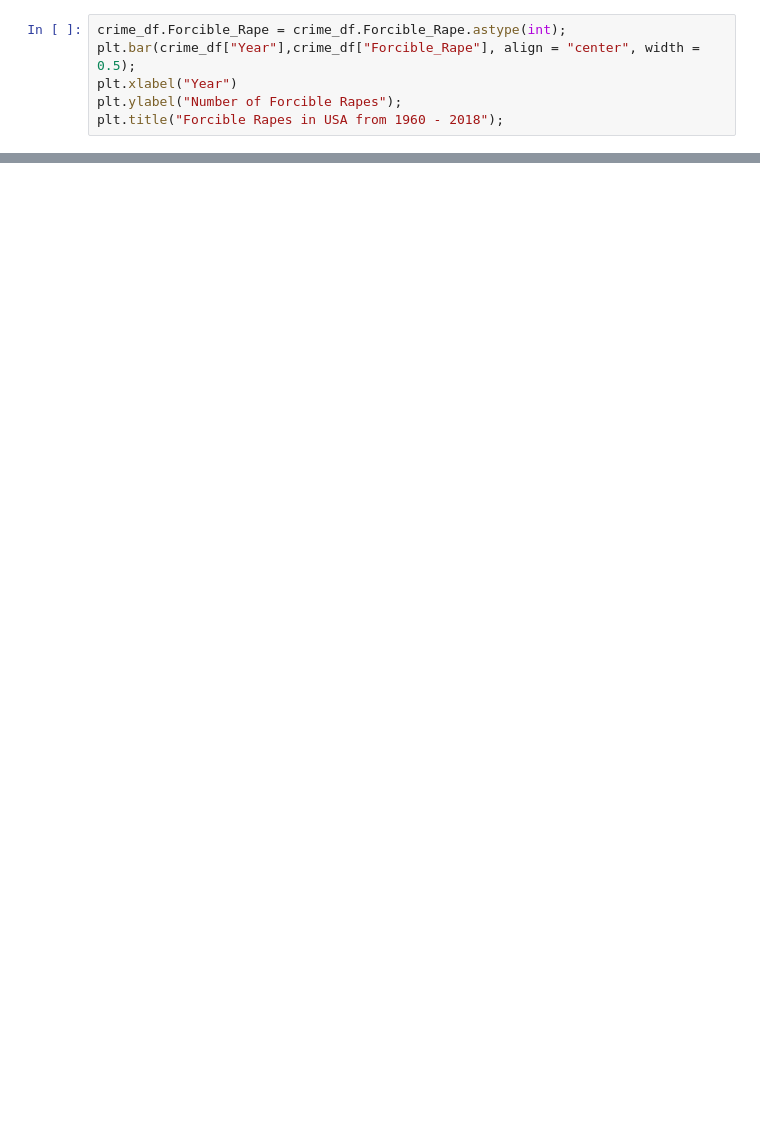
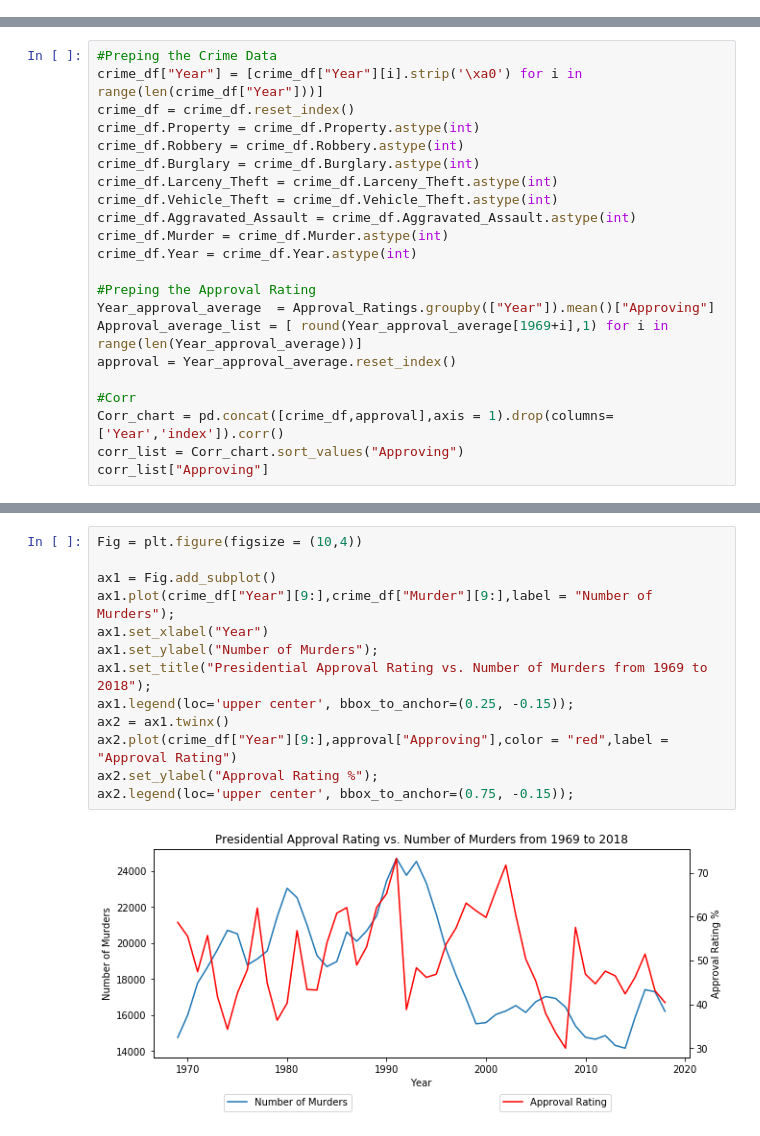
Before and after one commit to Mickkay22/UCI_Project_1_Team_5, a Jupyter notebook: Analysis/Crime Analysis.ipynb, the cells around one changed output, grey strips where cells are left out. Saved outputs shown, nothing was run; the diff lists cells and outputs as text; blank space fills up the shorter version.

```diff
--- a/Analysis/Crime Analysis.ipynb
+++ b/Analysis/Crime Analysis.ipynb
@@ -89,6 +37,0 @@ crime_df.head()
-# %%
-crime_df.Forcible_Rape = crime_df.Forcible_Rape.astype(int);
-plt.bar(crime_df["Year"],crime_df["Forcible_Rape"], align = "center", width = 0.5);
-plt.xlabel("Year")
-plt.ylabel("Number of Forcible Rapes");
-plt.title("Forcible Rapes in USA from 1960 - 2018");
@@ -96,0 +38,22 @@ plt.title("Forcible Rapes in USA from 1960 - 2018");
+# %%
+#Preping the Crime Data
+crime_df["Year"] = [crime_df["Year"][i].strip('\xa0') for i in range(len(crime_df["Year"]))]
+crime_df = crime_df.reset_index()
+crime_df.Property = crime_df.Property.astype(int)
+crime_df.Robbery = crime_df.Robbery.astype(int)
+crime_df.Burglary = crime_df.Burglary.astype(int)
+crime_df.Larceny_Theft = crime_df.Larceny_Theft.astype(int)
+crime_df.Vehicle_Theft = crime_df.Vehicle_Theft.astype(int)
+crime_df.Aggravated_Assault = crime_df.Aggravated_Assault.astype(int)
+crime_df.Murder = crime_df.Murder.astype(int)
+crime_df.Year = crime_df.Year.astype(int)
+
+#Preping the Approval Rating
+Year_approval_average  = Approval_Ratings.groupby(["Year"]).mean()["Approving"]
+Approval_average_list = [ round(Year_approval_average[1969+i],1) for i in range(len(Year_approval_average))]
+approval = Year_approval_average.reset_index()
+
+#Corr
+Corr_chart = pd.concat([crime_df,approval],axis = 1).drop(columns=['Year','index']).corr()
+corr_list = Corr_chart.sort_values("Approving")
+corr_list["Approving"]
@@ -96,0 +70,15 @@ plt.title("Forcible Rapes in USA from 1960 - 2018");
+# %%
+Fig = plt.figure(figsize = (10,4))
+
+ax1 = Fig.add_subplot()
+ax1.plot(crime_df["Year"][9:],crime_df["Murder"][9:],label = "Number of Murders");
+ax1.set_xlabel("Year")
+ax1.set_ylabel("Number of Murders");
+ax1.set_title("Presidential Approval Rating vs. Number of Murders from 1969 to 2018");
+ax1.legend(loc='upper center', bbox_to_anchor=(0.25, -0.15));
+ax2 = ax1.twinx()
+ax2.plot(crime_df["Year"][9:],approval["Approving"],color = "red",label = "Approval Rating")
+ax2.set_ylabel("Approval Rating %");
+ax2.legend(loc='upper center', bbox_to_anchor=(0.75, -0.15));
+# %% [output]
+[figure, added]
```
Also changed, not shown: parts of 19 cells of this notebook.
